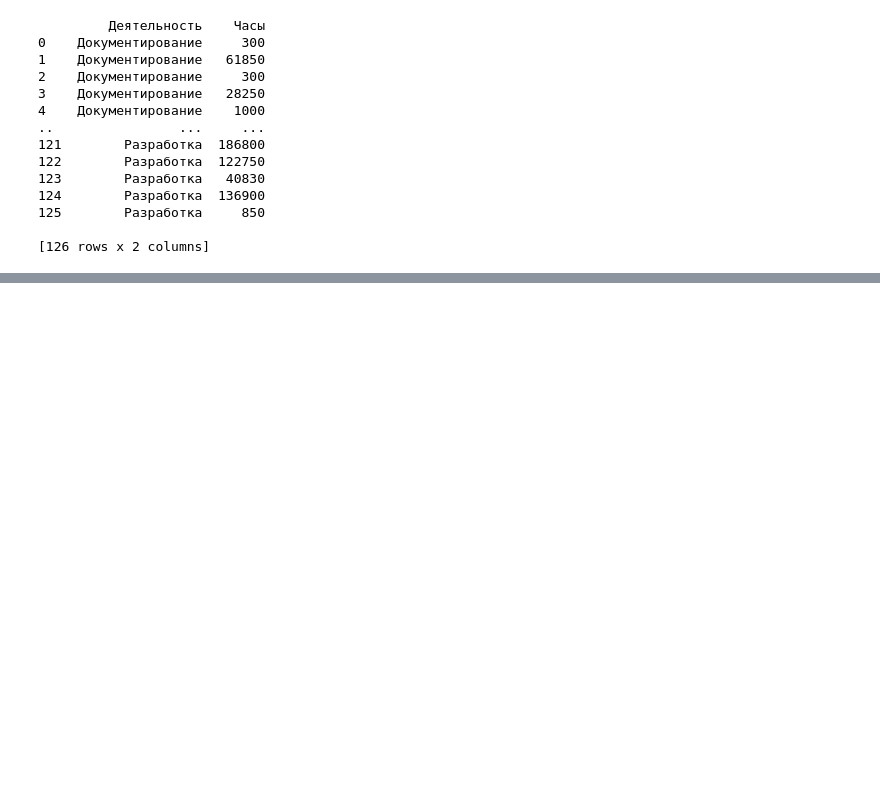
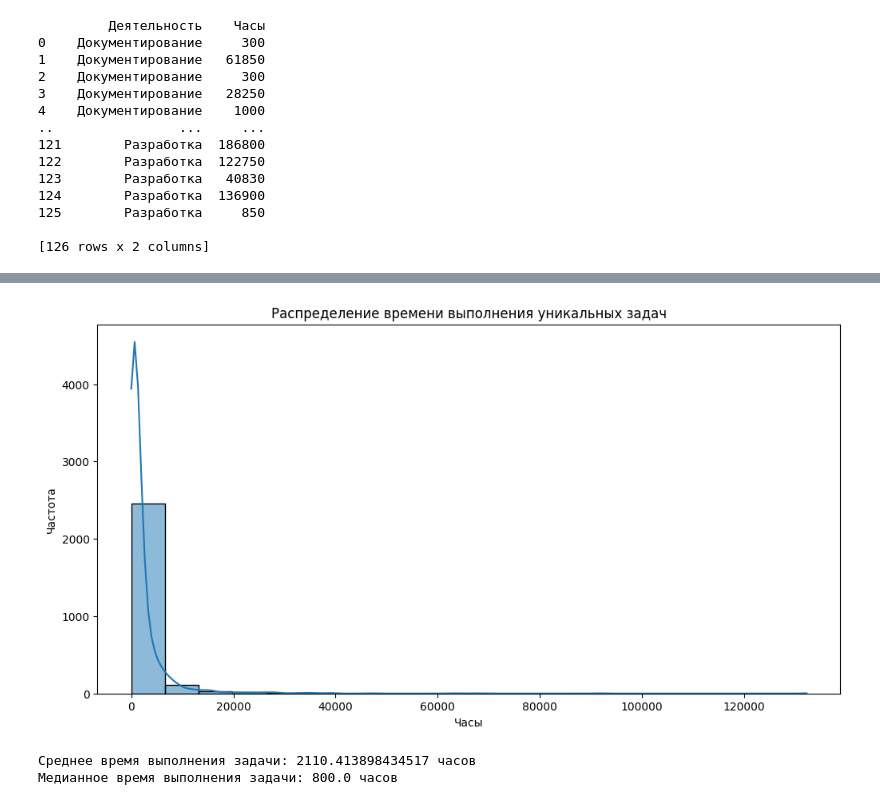
Before and after one commit to SofiFairyTell/BigData, a Jupyter notebook: BigData.ipynb, the cells around one changed output, grey strips where cells are left out. Cells and saved outputs as stored; diff of their text form; code cells hidden in the pictures; blank space fills up the shorter version.

```diff
--- a/BigData.ipynb
+++ b/BigData.ipynb
@@ -663,0 +684,31 @@ print(grouped_df[['Деятельность', 'Часы']])
+# %%
+import pandas as pd
+import seaborn as sns
+import matplotlib.pyplot as plt
+
+# Загрузка данных из файла timelog.csv
+df_timelog = pd.read_csv('timelog.csv')  # Укажите фактический путь к вашему файлу
+
+# Преобразование типа данных в столбце "час(а,ов)" с округлением
+df_timelog['час(а,ов)'] = pd.to_numeric(df_timelog['час(а,ов)'].str.replace(',', ''), errors='coerce').apply(round)
+
+# Группировка данных по уникальным задачам и суммирование часов
+grouped_df = df_timelog.groupby('Номер Задачи')['час(а,ов)'].sum().reset_index()
+
+# Создание графика
+plt.figure(figsize=(12, 6))
+sns.histplot(data=grouped_df, x='час(а,ов)', bins=20, kde=True)
+plt.title('Распределение времени выполнения уникальных задач')
+plt.xlabel('Часы')
+plt.ylabel('Частота')
+plt.show()
+
+# Характеристика итогового результата
+mean_hours = grouped_df['час(а,ов)'].mean()
+median_hours = grouped_df['час(а,ов)'].median()
+print(f"Среднее время выполнения задачи: {mean_hours} часов")
+print(f"Медианное время выполнения задачи: {median_hours} часов")
+# %% [output]
+[figure, added]
+Среднее время выполнения задачи: 2110.413898434517 часов
+Медианное время выполнения задачи: 800.0 часов
```
Also changed, not shown: parts of 3 cells of this notebook, 2 other files.
